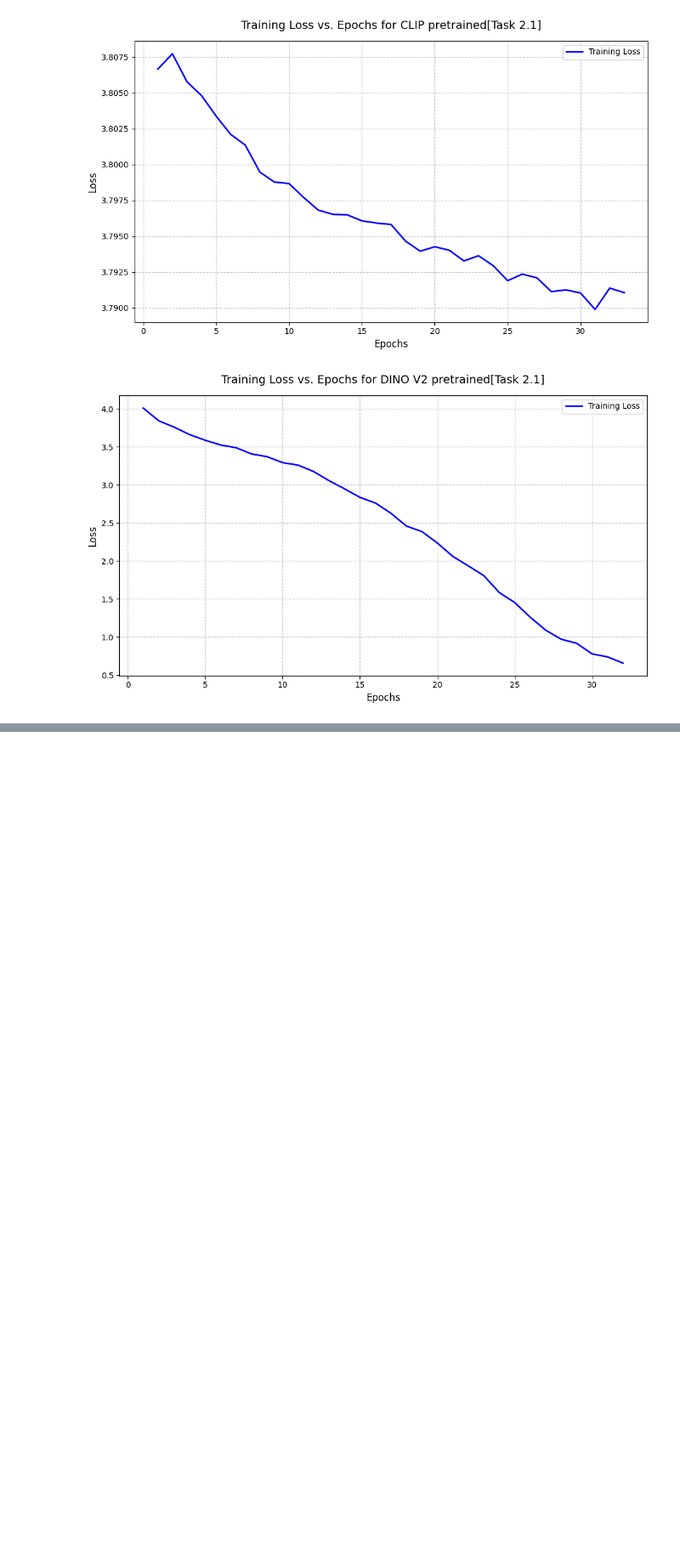
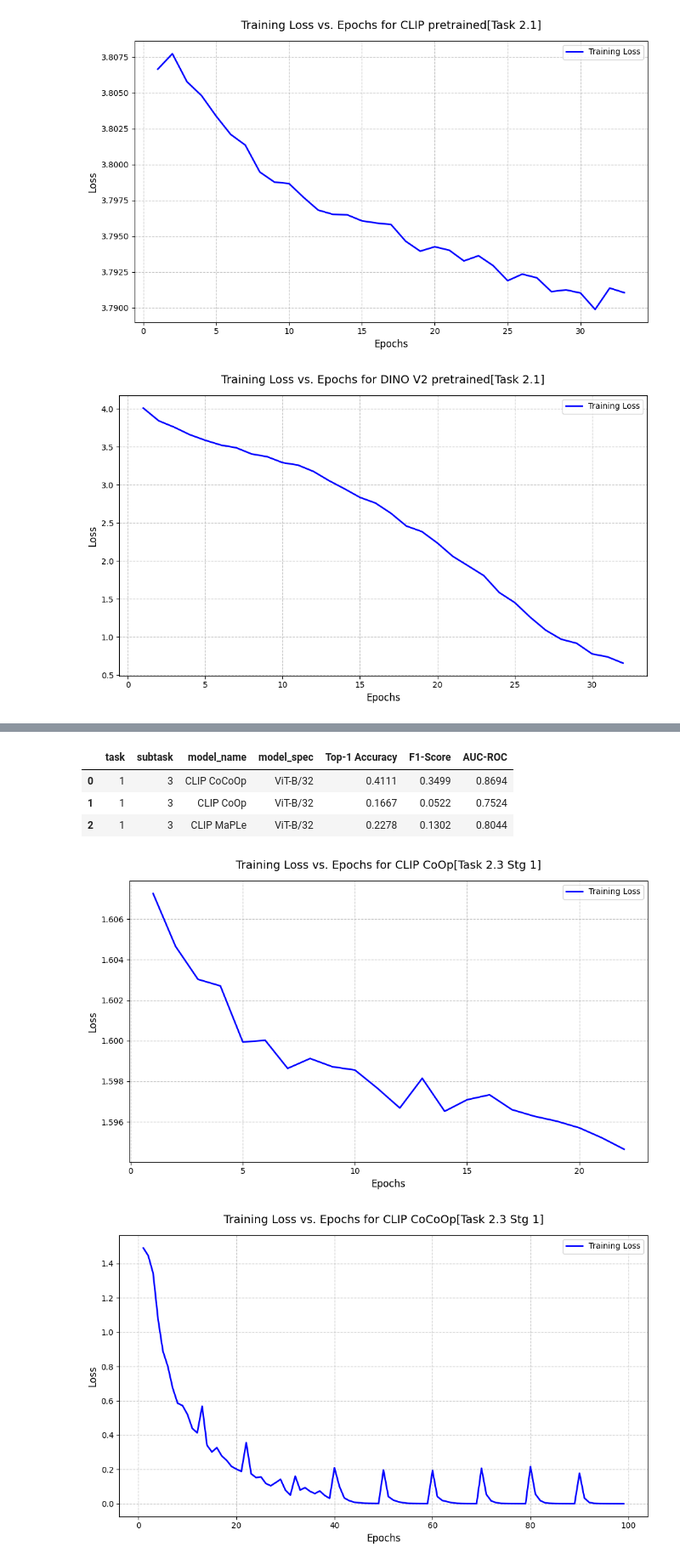
Before and after one commit to zxingz/COL8628_ASSIGNMENT1, a Jupyter notebook: Reporting.ipynb, the cells around one changed output, grey strips where cells are left out. Shown: that part at 85% size. Cells and saved outputs as stored; diff of their text form; code cells hidden in the pictures; blank space fills up the shorter version.

```diff
--- a/Reporting.ipynb
+++ b/Reporting.ipynb
@@ -226,0 +393,7 @@ TypeError: not all arguments converted during string formatting
+# %%
+df_metrics
+# %% [output]
+|  | task | subtask | model_name | model_spec | Top-1 Accuracy | F1-Score | AUC-ROC |
+| 0 | 1 | 3 | CLIP CoCoOp | ViT-B/32 | 0.4111 | 0.3499 | 0.8694 |
+| 1 | 1 | 3 | CLIP CoOp | ViT-B/32 | 0.1667 | 0.0522 | 0.7524 |
+| 2 | 1 | 3 | CLIP MaPLe | ViT-B/32 | 0.2278 | 0.1302 | 0.8044 |
@@ -226,0 +512,19 @@ TypeError: not all arguments converted during string formatting
+# %%
+def t1_get_loss(history, name, task):
+    losses = []
+    for hist in history:
+        losses += hist['loss']
+    _ = []
+    for loss in losses:
+        if loss not in _:
+            _.append(loss)
+    losses = _
+
+    create_save_training_loss(losses, name=name, task=task)
+
+t1_get_loss(t1_3_coop_hist, name="CLIP CoOp", task="Task 2.3 Stg 1")
+t1_get_loss(t1_3_cocoop_hist, name="CLIP CoCoOp", task="Task 2.3 Stg 1")
+t1_get_loss(t1_3_maple_hist, name="CLIP MAPLE", task="Task 2.3 Stg 1")
+# %% [output]
+[figure, added]
+[figure, added]
```
Also changed, not shown: parts of 10 cells of this notebook, 14 other files.
